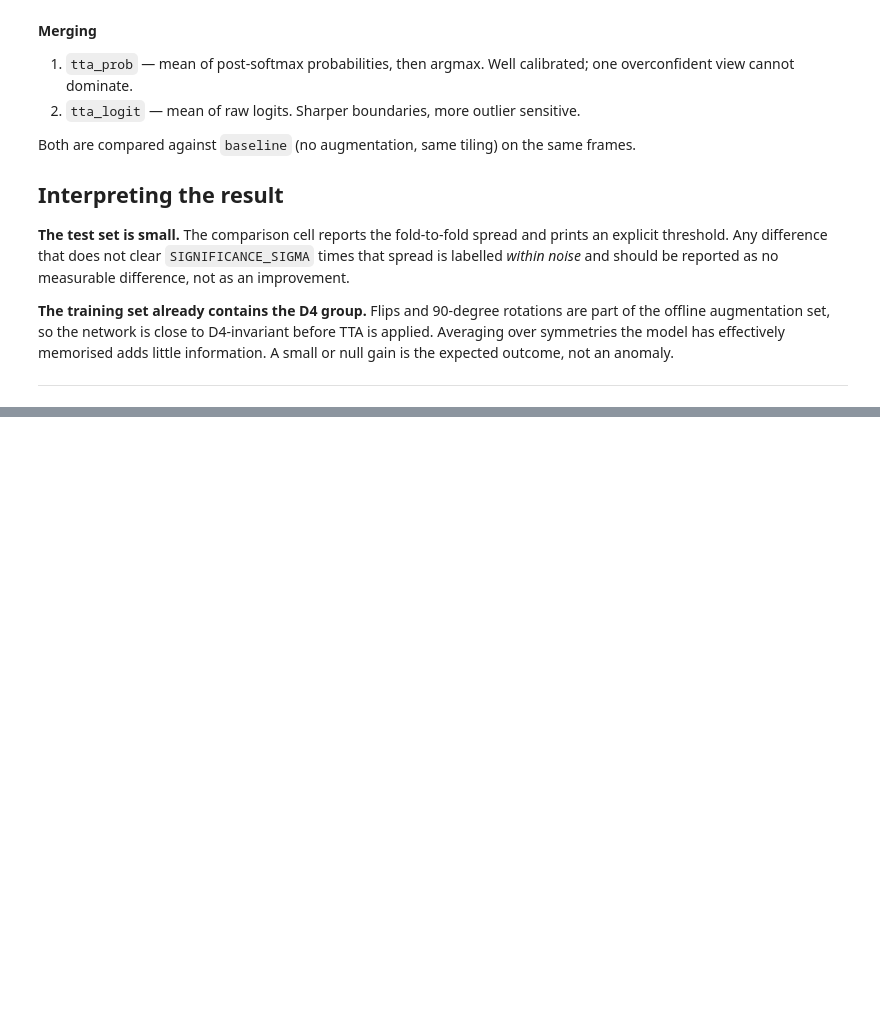
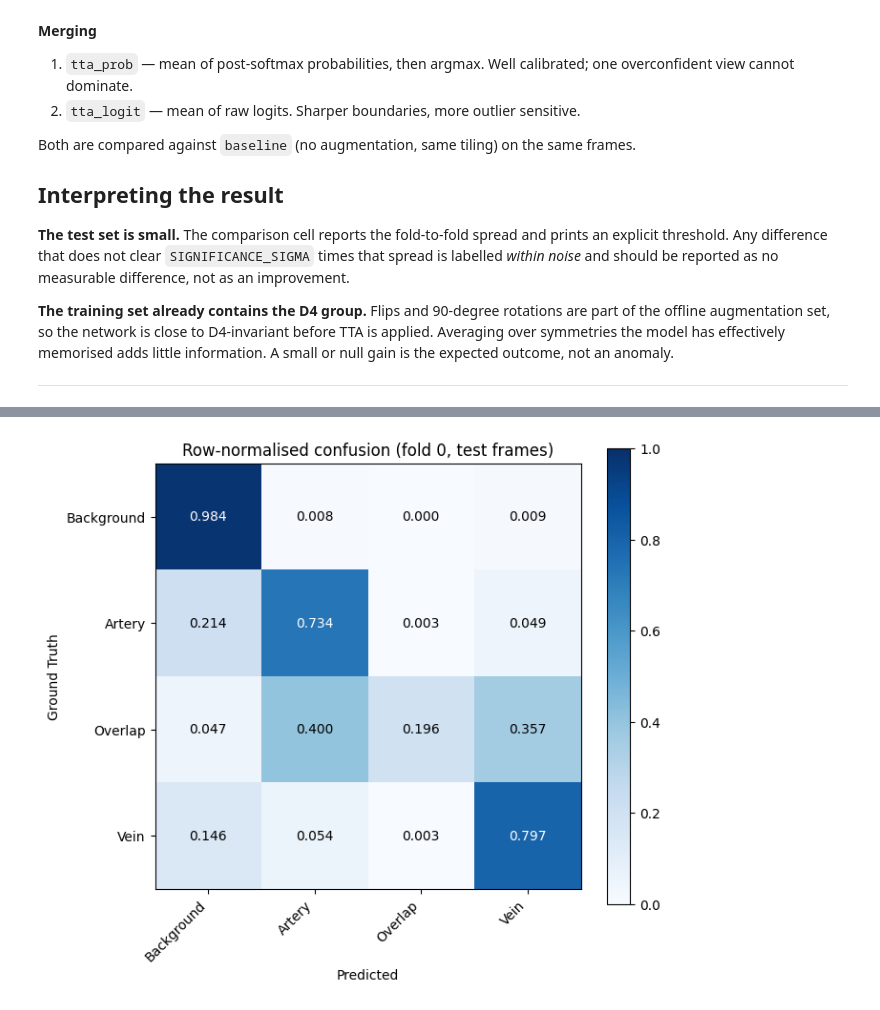
Before and after one commit to tanishhhk/AV_Segmentation, a Jupyter notebook: 8_attention_UNET_kernel_cldice.ipynb, the cells around one changed output, grey strips where cells are left out. Saved outputs shown, nothing was run; the diff lists cells and outputs as text; code cells hidden in the pictures; blank space fills up the shorter version.

```diff
--- a/8_attention_UNET_kernel_cldice.ipynb
+++ b/8_attention_UNET_kernel_cldice.ipynb
@@ -3292,0 +3486,49 @@ print("=" * 62)
+# %%
+# =============================================================================
+# Confusion Matrix -- Pooled Over Test Frames
+# =============================================================================
+
+from sklearn.metrics import confusion_matrix
+
+model, _ = load_fold_model(VIS_FOLD)
+ds = FrameDataset(TEST_STEMS)
+
+all_pred, all_gt = [], []
+
+for i in range(len(ds)):
+
+    image, mask = ds[i]
+
+    logits = predict_frame(model, image)
+    pred = torch.argmax(logits, dim=0).cpu().numpy()
+
+    all_pred.append(pred.ravel())
+    all_gt.append(mask.numpy().ravel())
+
+cm = confusion_matrix(
+    np.concatenate(all_gt),
+    np.concatenate(all_pred),
+    labels=[0, 1, 2, 3]
+)
+
+cm_norm = cm / np.maximum(cm.sum(axis=1, keepdims=True), 1)
+
+fig, ax = plt.subplots(figsize=(7, 6))
+
+im = ax.imshow(cm_norm, cmap="Blues", vmin=0, vmax=1)
+
+ax.set_xticks(range(4)); ax.set_xticklabels(CLASS_NAMES, rotation=45, ha="right")
+ax.set_yticks(range(4)); ax.set_yticklabels(CLASS_NAMES)
+ax.set_xlabel("Predicted"); ax.set_ylabel("Ground Truth")
+ax.set_title(f"Row-normalised confusion (fold {VIS_FOLD}, test frames)")
+
+for i in range(4):
+    for j in range(4):
+        ax.text(j, i, f"{cm_norm[i, j]:.3f}", ha="center", va="center",
+                color="white" if cm_norm[i, j] > 0.5 else "black", fontsize=10)
+
+fig.colorbar(im)
+plt.tight_layout()
+plt.show()
+# %% [output]
+[figure, added]
```
Also changed, not shown: parts of 14 cells of this notebook, 1 other file.
